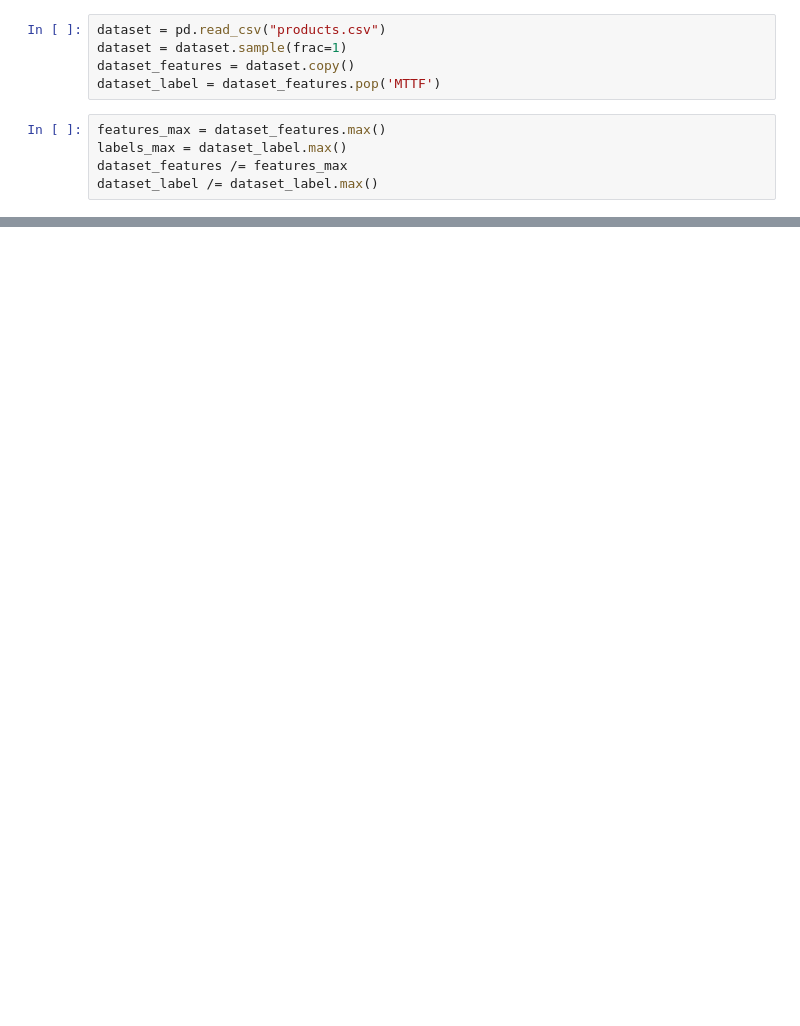
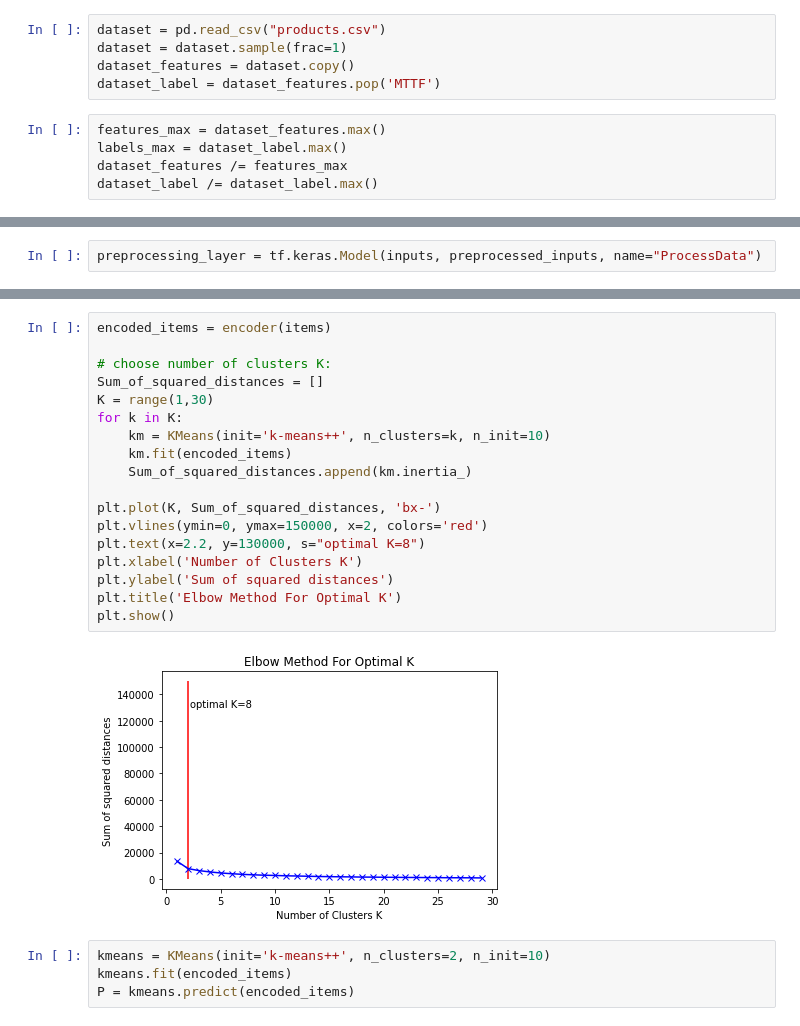
Before and after one commit to adrenalin97/DeepPerf, a Jupyter notebook: feature_degradation.ipynb, the cells around one changed output, grey strips where cells are left out. Saved outputs shown, nothing was run; the diff lists cells and outputs as text; blank space fills up the shorter version.

```diff
--- a/feature_degradation.ipynb
+++ b/feature_degradation.ipynb
@@ -28,0 +94,2 @@ x_train
+# %%
+preprocessing_layer = tf.keras.Model(inputs, preprocessed_inputs, name="ProcessData")
@@ -28,0 +267,24 @@ x_train
+# %%
+encoded_items = encoder(items)
+
+# choose number of clusters K:
+Sum_of_squared_distances = []
+K = range(1,30)
+for k in K:
+    km = KMeans(init='k-means++', n_clusters=k, n_init=10)
+    km.fit(encoded_items)
+    Sum_of_squared_distances.append(km.inertia_)
+
+plt.plot(K, Sum_of_squared_distances, 'bx-')
+plt.vlines(ymin=0, ymax=150000, x=2, colors='red')
+plt.text(x=2.2, y=130000, s="optimal K=8")
+plt.xlabel('Number of Clusters K')
+plt.ylabel('Sum of squared distances')
+plt.title('Elbow Method For Optimal K')
+plt.show()
+# %% [output]
+[figure, added]
+# %%
+kmeans = KMeans(init='k-means++', n_clusters=2, n_init=10)
+kmeans.fit(encoded_items)
+P = kmeans.predict(encoded_items)
```
Also changed, not shown: parts of 21 cells of this notebook, 2 other files.
